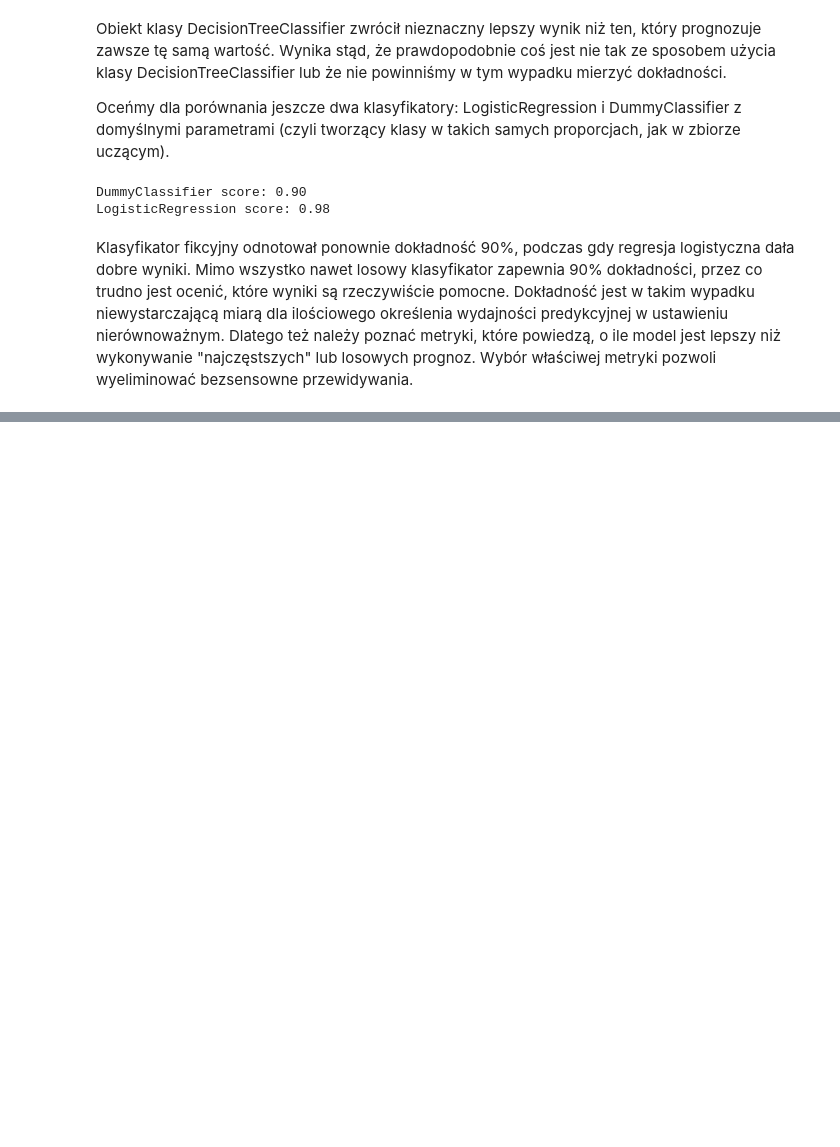
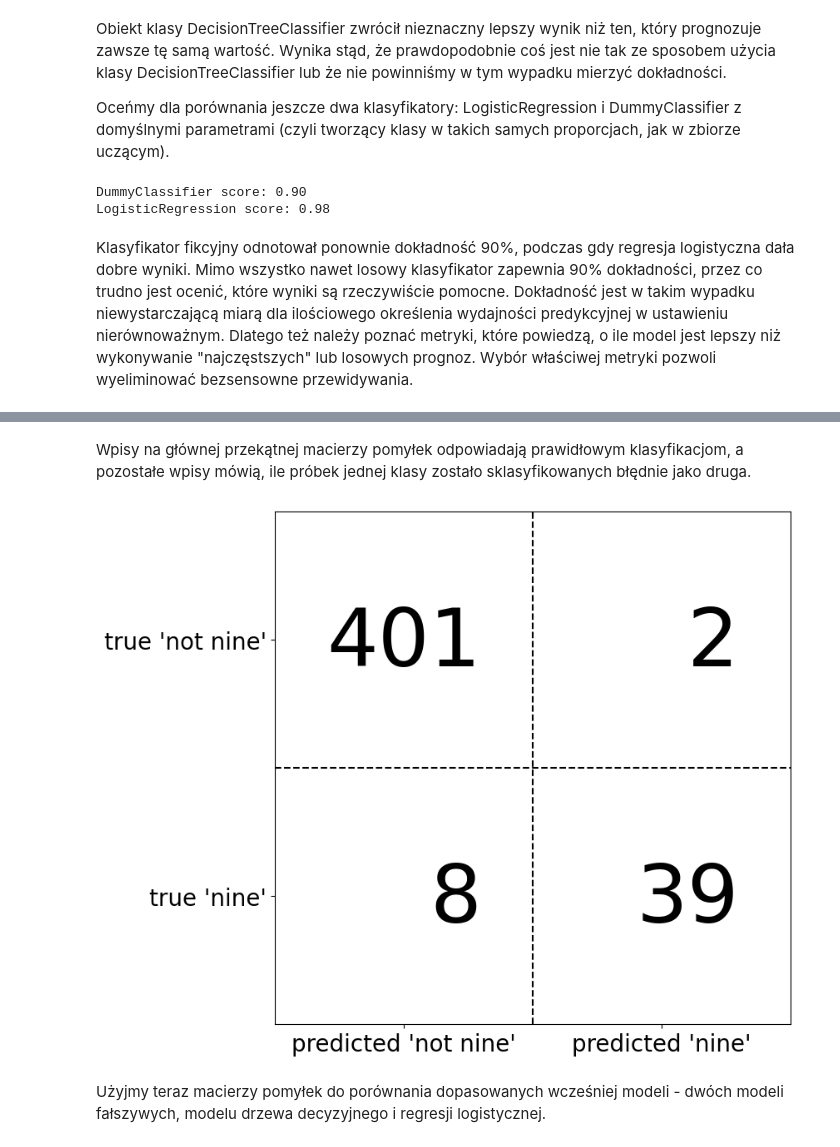
Before and after one commit to jakubtwalczak/Muller_Guido_Introduction_to_ML, a Jupyter notebook: Rozdział_5_Ocena_i_doskonalenie_modelu.ipynb, the cells around one changed output, grey strips where cells are left out. Saved outputs shown, nothing was run; the diff lists cells and outputs as text; code cells hidden in the pictures; blank space fills up the shorter version.

```diff
--- a/Rozdział_5_Ocena_i_doskonalenie_modelu.ipynb
+++ b/Rozdział_5_Ocena_i_doskonalenie_modelu.ipynb
@@ -587,0 +606,8 @@ Klasyfikator fikcyjny odnotował ponownie dokładność 90%, podczas gdy regresj
+# %% [markdown]
+Wpisy na głównej przekątnej macierzy pomyłek odpowiadają prawidłowym klasyfikacjom, a pozostałe wpisy mówią, ile próbek jednej klasy zostało sklasyfikowanych błędnie jako druga.
+# %%
+mglearn.plots.plot_confusion_matrix_illustration()
+# %% [output]
+[figure, added]
+# %% [markdown]
+Użyjmy teraz macierzy pomyłek do porównania dopasowanych wcześniej modeli - dwóch modeli fałszywych, modelu drzewa decyzyjnego i regresji logistycznej.
```
Also changed, not shown: parts of 20 cells of this notebook.
